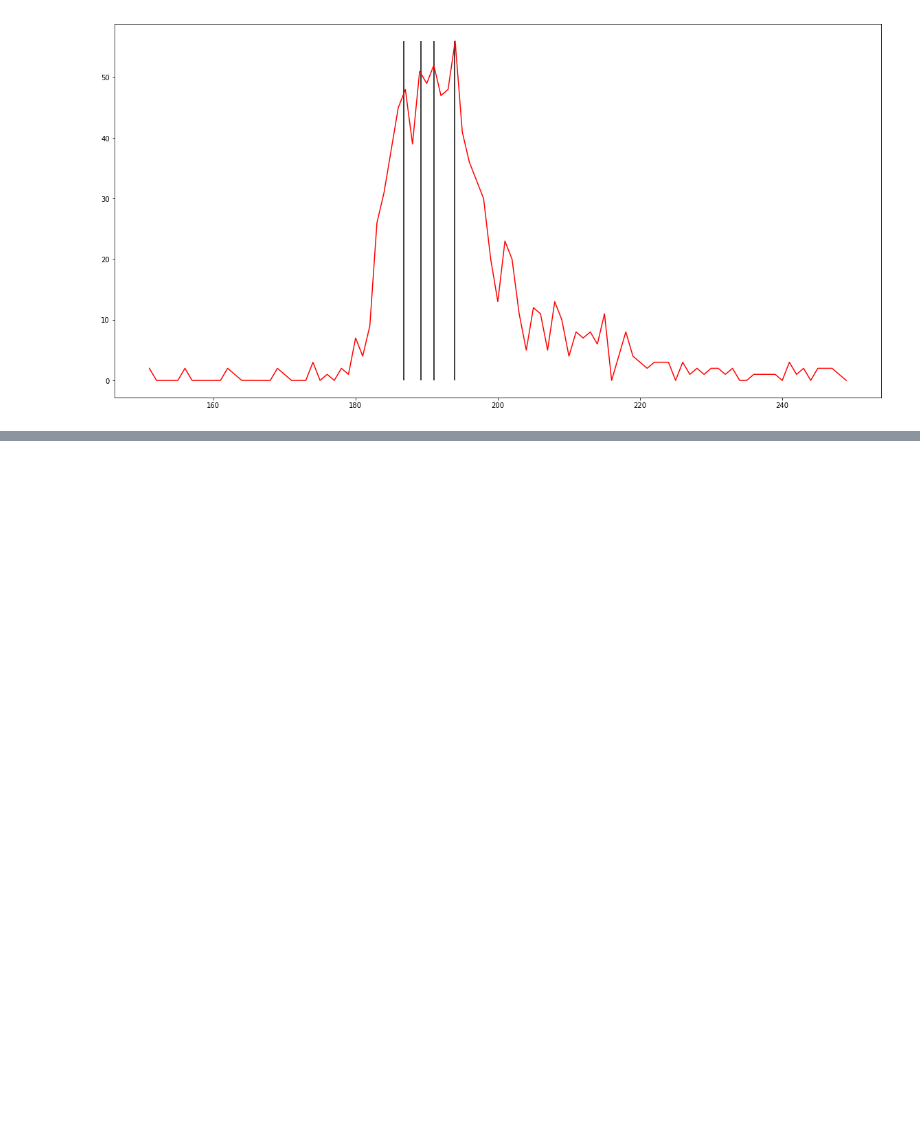
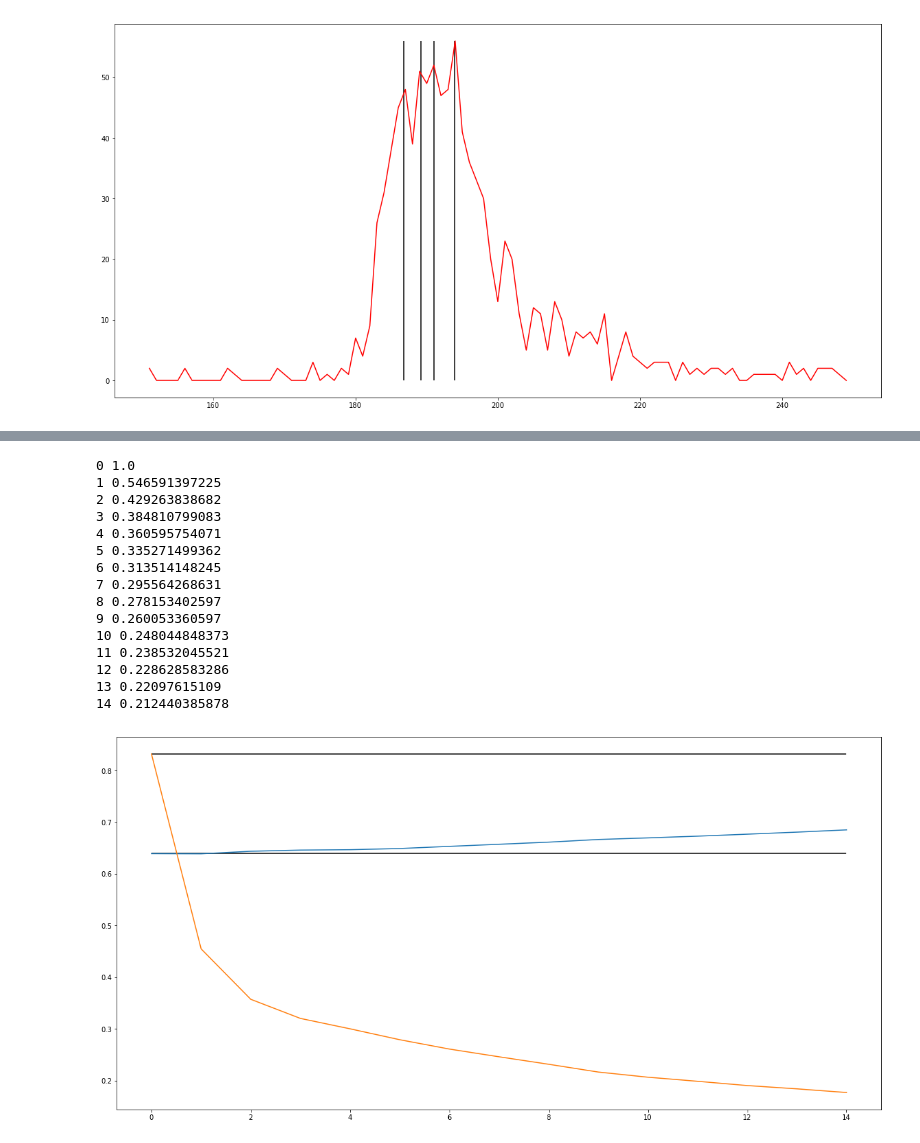
Before and after one commit to J-RParker/PHY341, a Jupyter notebook: Testing.ipynb, the cells around one changed output, grey strips where cells are left out. Saved outputs shown, nothing was run; the diff lists cells and outputs as text; code cells hidden in the pictures; blank space fills up the shorter version.

```diff
--- a/Testing.ipynb
+++ b/Testing.ipynb
@@ -147,0 +183,34 @@ plt.show()
+# %%
+x,y=np.loadtxt("C14_1_10Dil_ex1.csv",delimiter=",",unpack=1)
+fig,ax=plt.subplots(figsize=(20,10))
+x,y=sub(x,y,0,170)
+xs=[]
+means,stds=[],[]
+for i in range(15):
+    x2,y2=box(x,y,i)
+    xs.append(i)
+    means.append(y2.mean())
+    stds.append(y2.std())
+    print(i,y2.std()/y.std())
+
+ax.plot(xs,means)
+ax.plot(xs,stds)
+ax.hlines([y.mean(),y.std()],0,14)
+plt.show()
+# %% [output]
+0 1.0
+1 0.546591397225
+2 0.429263838682
+3 0.384810799083
+4 0.360595754071
+5 0.335271499362
+6 0.313514148245
+7 0.295564268631
+8 0.278153402597
+9 0.260053360597
+10 0.248044848373
+11 0.238532045521
+12 0.228628583286
+13 0.22097615109
+14 0.212440385878
+[figure, added]
```
Also changed, not shown: parts of 7 cells of this notebook, 6 other files.
